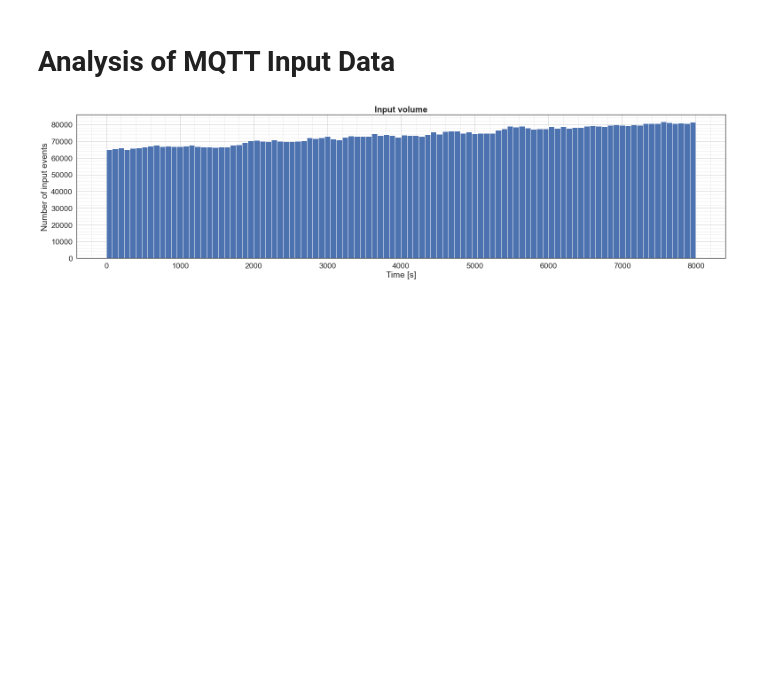
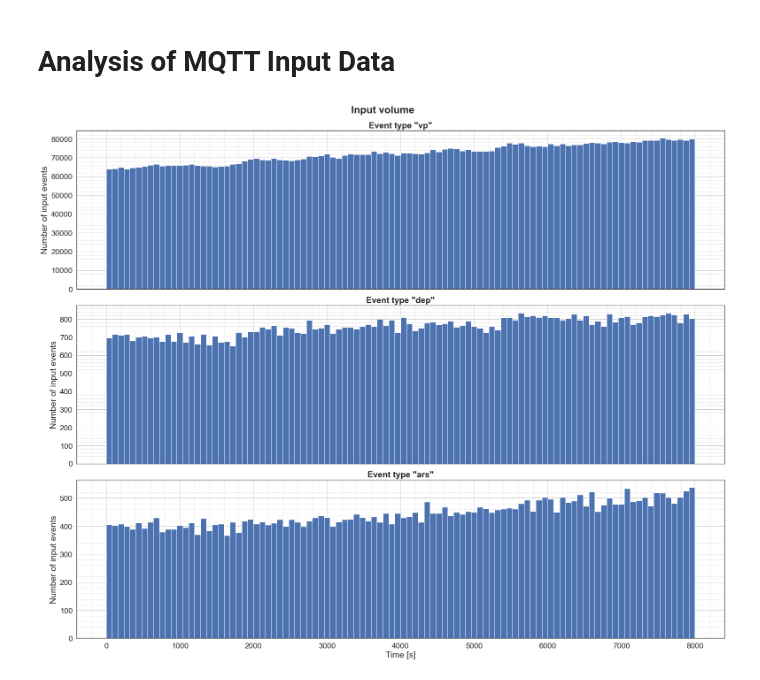
Before and after one commit to DominikStiller/ptinsight, a Jupyter notebook: app/analysis/inputs/inputs.ipynb, the cells around one changed output. Drawn from its saved outputs; the diff is of its cells as text; code cells hidden in the pictures; blank space fills up the shorter version.

```diff
--- a/app/analysis/inputs/inputs.ipynb
+++ b/app/analysis/inputs/inputs.ipynb
@@ -69,18 +69,29 @@ def load_timestamps():
 # %%
 def plot_timestamps():
     data = pd.read_csv(f"results/{recording_file}.csv", parse_dates=["ingestion_timestamp", "event_timestamp"])
     data["ingestion_delay"] = data["ingestion_timestamp"] - data["event_timestamp"]
     add_relative_time(data, "ingestion_timestamp")
 
-    plt.figure(figsize=[22, 6])
-    plt.hist(data["t"], bins=100)
-    plt.xlabel("Time [s]")
-    plt.ylabel("Number of input events")
-    plt.title("Input volume")
+    event_types = pd.unique(data["event_type"])
+    n_event_types = len(event_types)
 
-    plot_format()
+    fig, axs = plt.subplots(n_event_types, 1, sharex=True, figsize=[22, 6*n_event_types])
+    fig.suptitle("Input volume")
+
+    for i, event_type in enumerate(event_types):
+        ax = axs[i]
+
+        event_type_data = data[data["event_type"] == event_type]
+        ax.hist(event_type_data["t"], bins=100)
+
+        if i == n_event_types-1:
+            plt.xlabel("Time [s]")
+        ax.set_ylabel("Number of input events")
+        ax.set_title(f"Event type \"{event_type}\"")
+
+    plot_format(fig)
     plot_save(f"ingestion_timestamp")
 
 plot_timestamps()
 # %% [output]
-[figure, old version]
+[figure, new version]
```
Also changed, not shown: parts of 1 cell of this notebook, 5 other files.
